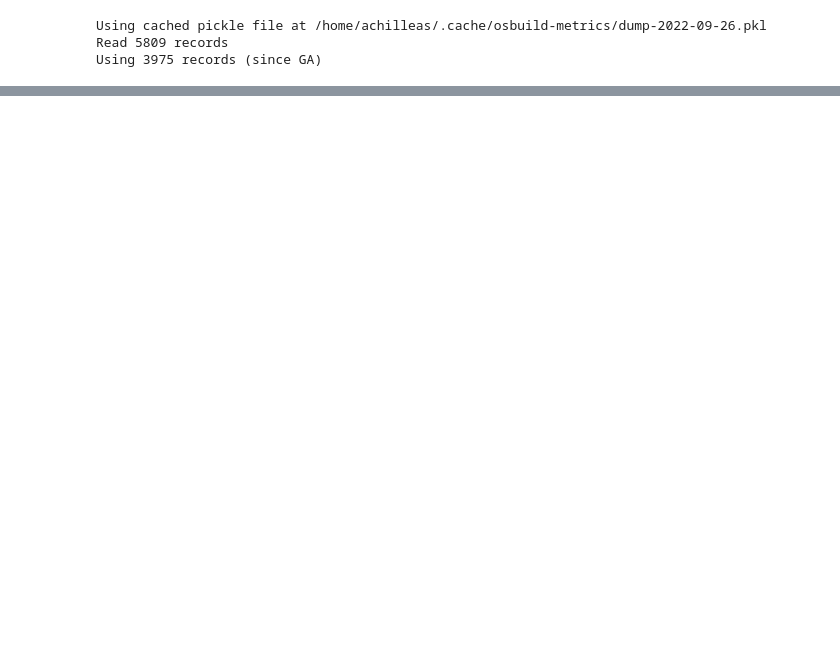
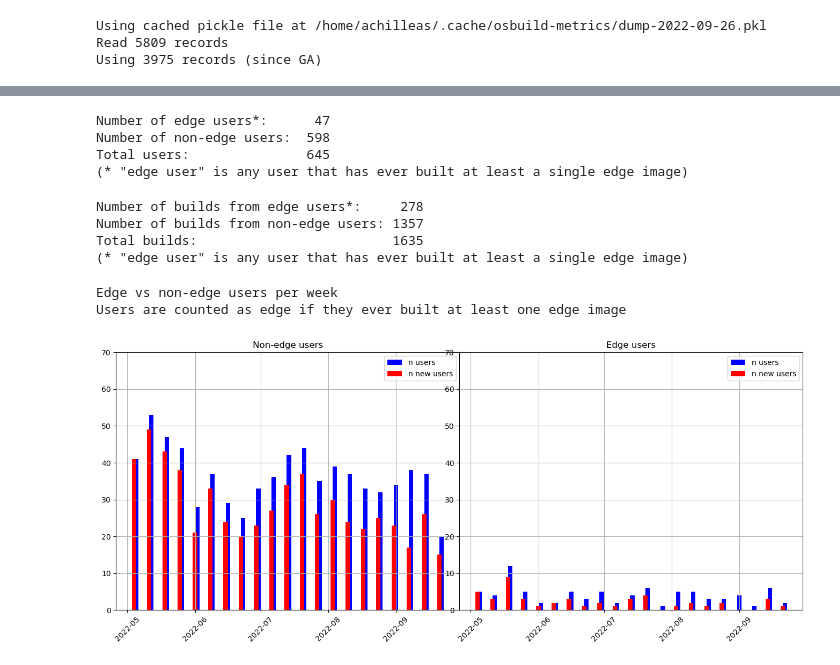
Before and after one commit to osbuild/metrics, a Jupyter notebook: explore.ipynb, the cells around one changed output, grey strips where cells are left out. Cells and saved outputs as stored; diff of their text form; code cells hidden in the pictures; blank space fills up the shorter version.

```diff
--- a/explore.ipynb
+++ b/explore.ipynb
@@ -42,0 +103,55 @@ report.plot_image_types(builds)
+# %%
+# Separate *users* based on edge vs non-edge
+# If any user builds at least one edge image, put all their builds in the edge bucket
+edge_users = edge_builds["org_id"].unique()
+all_users = builds["org_id"].unique()
+non_edge_users = np.setdiff1d(all_users, edge_users)
+print(f"Number of edge users*:    {len(edge_users):4d}")
+print(f"Number of non-edge users: {len(non_edge_users):4d}")
+print(f"Total users:              {len(all_users):4d}")
+print('(* "edge user" is any user that has ever built at least a single edge image)')
+
+assert len(edge_users) + len(non_edge_users) == len(all_users)
+# %% [output]
+Number of edge users*:      47
+Number of non-edge users:  598
+Total users:               645
+(* "edge user" is any user that has ever built at least a single edge image)
+# %%
+# Separate builds based on edge-tagged users
+edge_user_builds_idxs = builds["org_id"].isin(edge_users)
+edge_user_builds = builds.loc[edge_user_builds_idxs]
+non_edge_user_builds_idxs = builds["org_id"].isin(non_edge_users)
+non_edge_user_builds = builds.loc[non_edge_user_builds_idxs]
+
+print(f"Number of builds from edge users*:    {len(edge_user_builds):4d}")
+print(f"Number of builds from non-edge users: {len(non_edge_user_builds):4d}")
+print(f"Total builds:                         {len(builds):4d}")
+print('(* "edge user" is any user that has ever built at least a single edge image)')
+
+assert len(edge_user_builds) + len(non_edge_user_builds) == len(builds)
+# %% [output]
+Number of builds from edge users*:     278
+Number of builds from non-edge users: 1357
+Total builds:                         1635
+(* "edge user" is any user that has ever built at least a single edge image)
+# %%
+# Users from edge vs non-edge users
+fig = plt.figure()
+ymax = 70
+ax1 = fig.add_axes([0, 0, 1, 1])
+report.plot_weekly_users(non_edge_user_builds, start, end, ax1)
+ax1.set_ylim(ymin=0, ymax=ymax)
+ax1.set_title("Non-edge users")
+
+ax2 = fig.add_axes([1, 0, 1, 1])
+report.plot_weekly_users(edge_user_builds, start, end, ax2)
+ax2.set_ylim(ymin=0, ymax=ymax)
+ax2.set_title("Edge users")
+
+print("Edge vs non-edge users per week\n"
+"Users are counted as edge if they ever built at least one edge image")
+# %% [output]
+Edge vs non-edge users per week
+Users are counted as edge if they ever built at least one edge image
+[figure, added]
```
Also changed, not shown: parts of 8 cells of this notebook.
